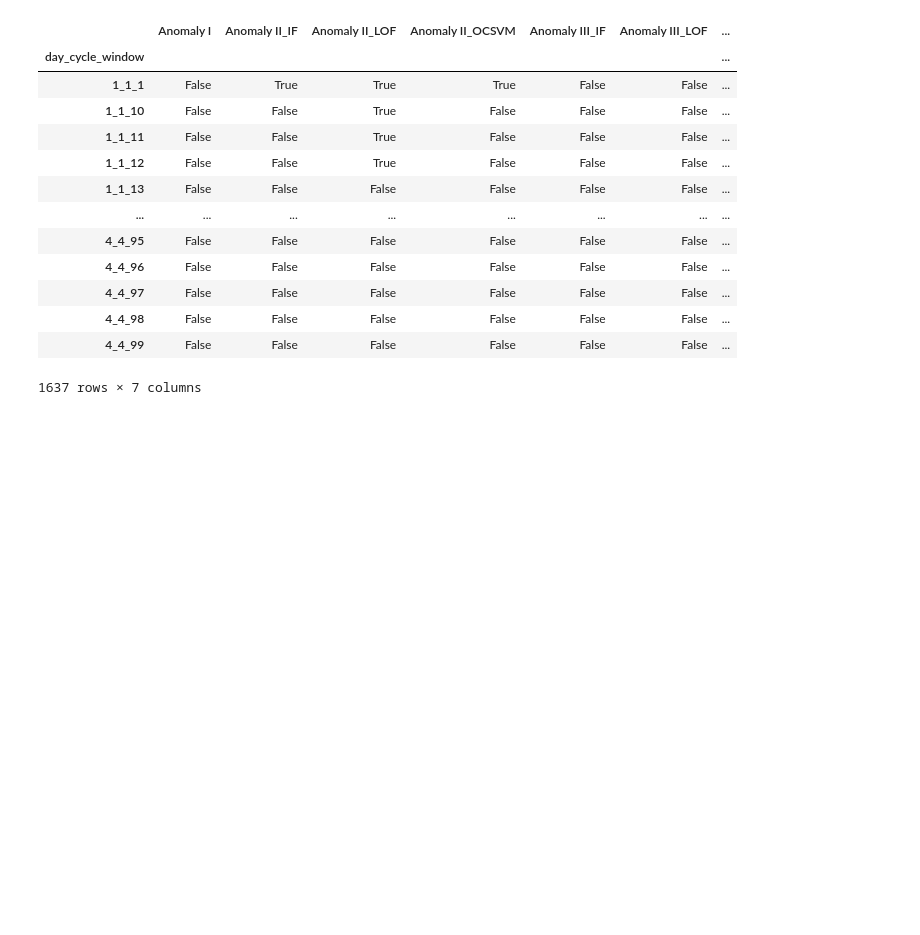
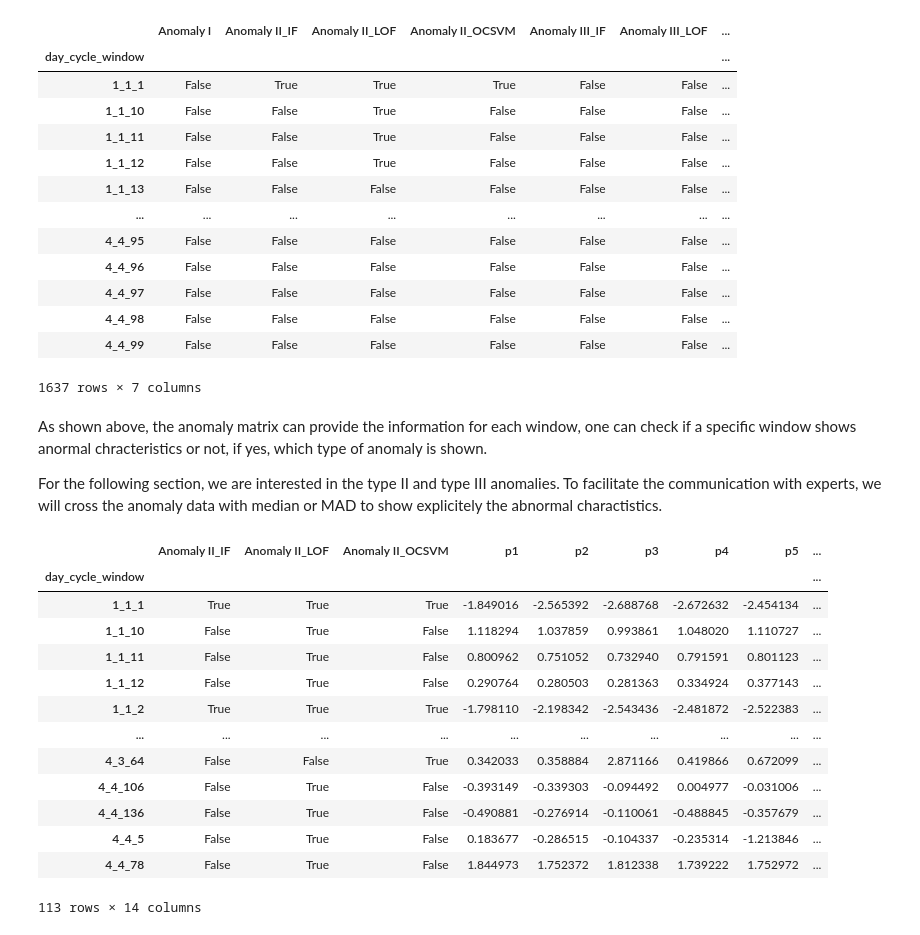
Before and after one commit to Ziqing-WU/AML-Outlier-BE, a Jupyter notebook: Report.ipynb, the cells around one changed output. Drawn from its saved outputs; the diff is of its cells as text; code cells hidden in the pictures; blank space fills up the shorter version.

Commit message:
add info anomaly info

```diff
--- a/Report.ipynb
+++ b/Report.ipynb
@@ -648,3 +648,29 @@ anomaly_matrix
 | 4_4_98 | False | False | False | False | False | False | ... |
 | 4_4_99 | False | False | False | False | False | False | ... |
 1637 rows × 7 columns
+# %% [markdown]
+As shown above, the anomaly matrix can provide the information for each window, one can check if a specific window shows anormal chracteristics or not, if yes, which type of anomaly is shown.
+
+For the following section, we are interested in the type II and type III anomalies. To facilitate the communication with experts, we will cross the anomaly data with median or MAD to show explicitely the abnormal charactistics.
+# %%
+window_anmly2 = anomaly_matrix.iloc[:, 1:4].sum(axis = 1) != 0
+window_anmly2 = window_anmly2[window_anmly2].index
+
+info_window_anmly2 = pd.merge(anomaly_matrix.iloc[:, 1:4], median_per_window.loc[window_anmly2], left_index=True, right_index=True)
+# %%
+info_window_anmly2
+# %% [output]
+|  | Anomaly II_IF | Anomaly II_LOF | Anomaly II_OCSVM | p1 | p2 | p3 | p4 | p5 | ... |
+| day_cycle_window |  |  |  |  |  |  |  |  | ... |
+| 1_1_1 | True | True | True | -1.849016 | -2.565392 | -2.688768 | -2.672632 | -2.454134 | ... |
+| 1_1_10 | False | True | False | 1.118294 | 1.037859 | 0.993861 | 1.048020 | 1.110727 | ... |
+| 1_1_11 | False | True | False | 0.800962 | 0.751052 | 0.732940 | 0.791591 | 0.801123 | ... |
+| 1_1_12 | False | True | False | 0.290764 | 0.280503 | 0.281363 | 0.334924 | 0.377143 | ... |
+| 1_1_2 | True | True | True | -1.798110 | -2.198342 | -2.543436 | -2.481872 | -2.522383 | ... |
+| ... | ... | ... | ... | ... | ... | ... | ... | ... | ... |
+| 4_3_64 | False | False | True | 0.342033 | 0.358884 | 2.871166 | 0.419866 | 0.672099 | ... |
+| 4_4_106 | False | True | False | -0.393149 | -0.339303 | -0.094492 | 0.004977 | -0.031006 | ... |
+| 4_4_136 | False | True | False | -0.490881 | -0.276914 | -0.110061 | -0.488845 | -0.357679 | ... |
+| 4_4_5 | False | True | False | 0.183677 | -0.286515 | -0.104337 | -0.235314 | -1.213846 | ... |
+| 4_4_78 | False | True | False | 1.844973 | 1.752372 | 1.812338 | 1.739222 | 1.752972 | ... |
+113 rows × 14 columns
```
Also changed, not shown: parts of 4 cells of this notebook.
